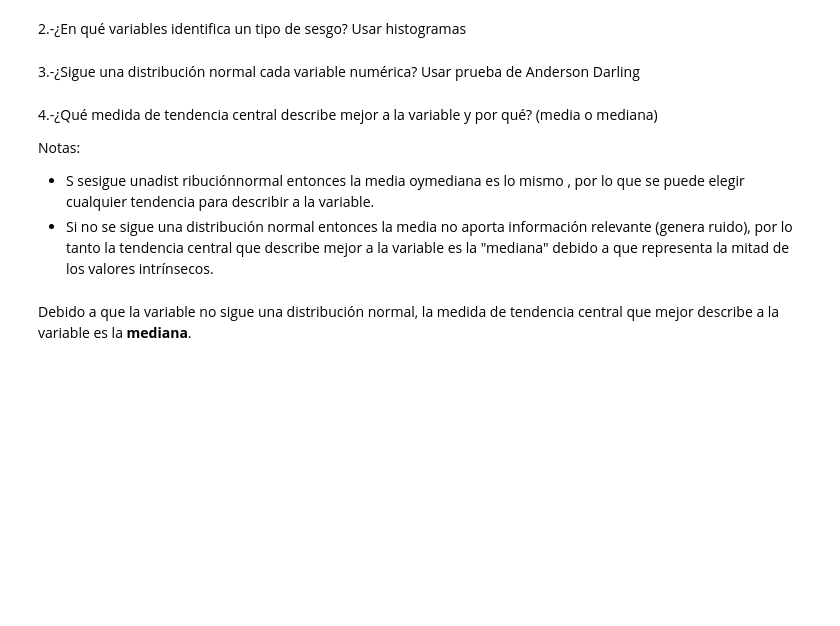
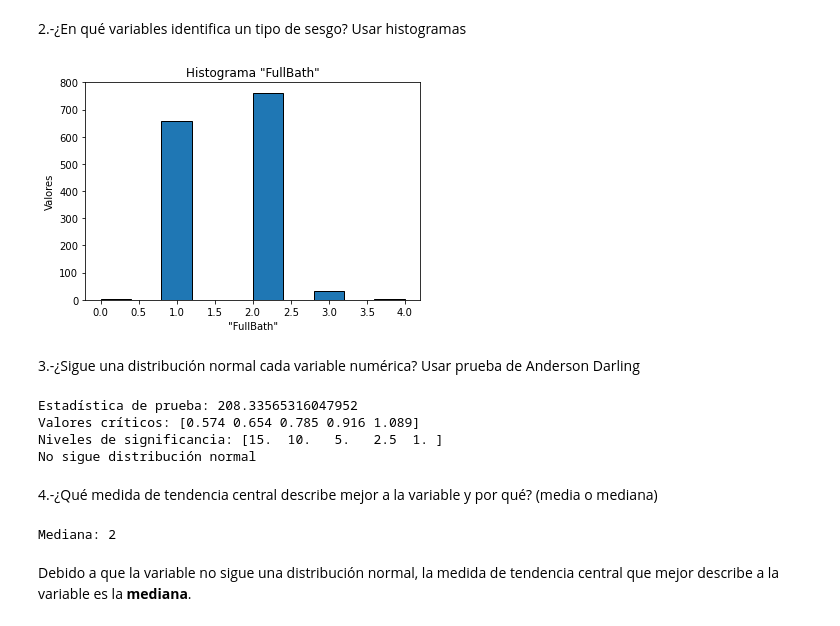
Before and after one commit to gabycor/mavericks_IA, a Jupyter notebook: Comprensión de los datos.ipynb, the cells around one changed output. Saved outputs shown, nothing was run; the diff lists cells and outputs as text; code cells hidden in the pictures; blank space fills up the shorter version.

```diff
--- a/Comprensión de los datos.ipynb
+++ b/Comprensión de los datos.ipynb
@@ -763,33 +771,39 @@ sns.boxplot(x=df["MSSubClass"])
 # %% [markdown]
 2.-¿En qué variables identifica un tipo de sesgo? Usar histogramas
 # %%
-plt.hist(df["MSSubClass"], bins=5, edgecolor='black')  # You can adjust the number of bins
-plt.xlabel('"MSSubClass"')
+plt.hist(df["FullBath"], edgecolor='black')
+plt.xlabel('"FullBath"')
 plt.ylabel('Valores')
-plt.title('Histograma "MSSubClass"')
+plt.title('Histograma "FullBath"')
 plt.show()
+# %% [output]
+[figure, added]
 # %% [markdown]
 3.-¿Sigue una distribución normal cada variable numérica? Usar prueba de Anderson Darling
 # %%
-# Prueba de Anderson-Darlingresultado = anderson(df["MSSubClass"])
+# Prueba de Anderson-Darling
 
-int("Estadística de prueba:", resultado.statistic)
+resultado = anderson(df["FullBath"])
+
+print("Estadística de prueba:", resultado.statistic)
 print("Valores críticos:", resultado.critical_values)
-print("Niveles de significancia:", resul ado.significance_level)
+print("Niveles de significancia:", resultado.significance_level)
 
 if resultado.statistic < resultado.critical_values[2]:
     print("Distribución normal")
 else:
     print("No sigue distribución normal")
+# %% [output]
+Estadística de prueba: 208.33565316047952
+Valores críticos: [0.574 0.654 0.785 0.916 1.089]
+Niveles de significancia: [15.  10.   5.   2.5  1. ]
+No sigue distribución normal
-# %% [markdown]
-4.-¿Qué medida de tendencia central describe mejor a la variable y por qué? (media o mediana)
-
-Notas:
-* S  sesigue  unadist ribuciónnormal entonces la media oymediana es lo mismo , por lo que se puede elegir cualquier tendencia para describir a la variable.
-* Si no se sigue una distribución normal entonces la media no aporta información relevante (genera ruido), por lo tanto la tendencia central que describe mejor a la variable es la "mediana" debido a que representa la mitad de los valores intrínsecos.
+# %% [markdown]
+4.-¿Qué medida de tendencia central describe mejor a la variable y por qué? (media o mediana)
 # %%
-print("Media:",statistics.mean(df["MSSubClass"]))
-print("Mediana:",statistics.median(df["MSSubClass"]))
+print("Mediana:",statistics.median(df["FullBath"]))
+# %% [output]
+Mediana: 2
 # %% [markdown]
 Debido a que la variable no sigue una distribución normal, la medida de tendencia central que mejor describe a la variable es la **mediana**.
 # %% [markdown]
```
Also changed, not shown: parts of 238 cells of this notebook.
